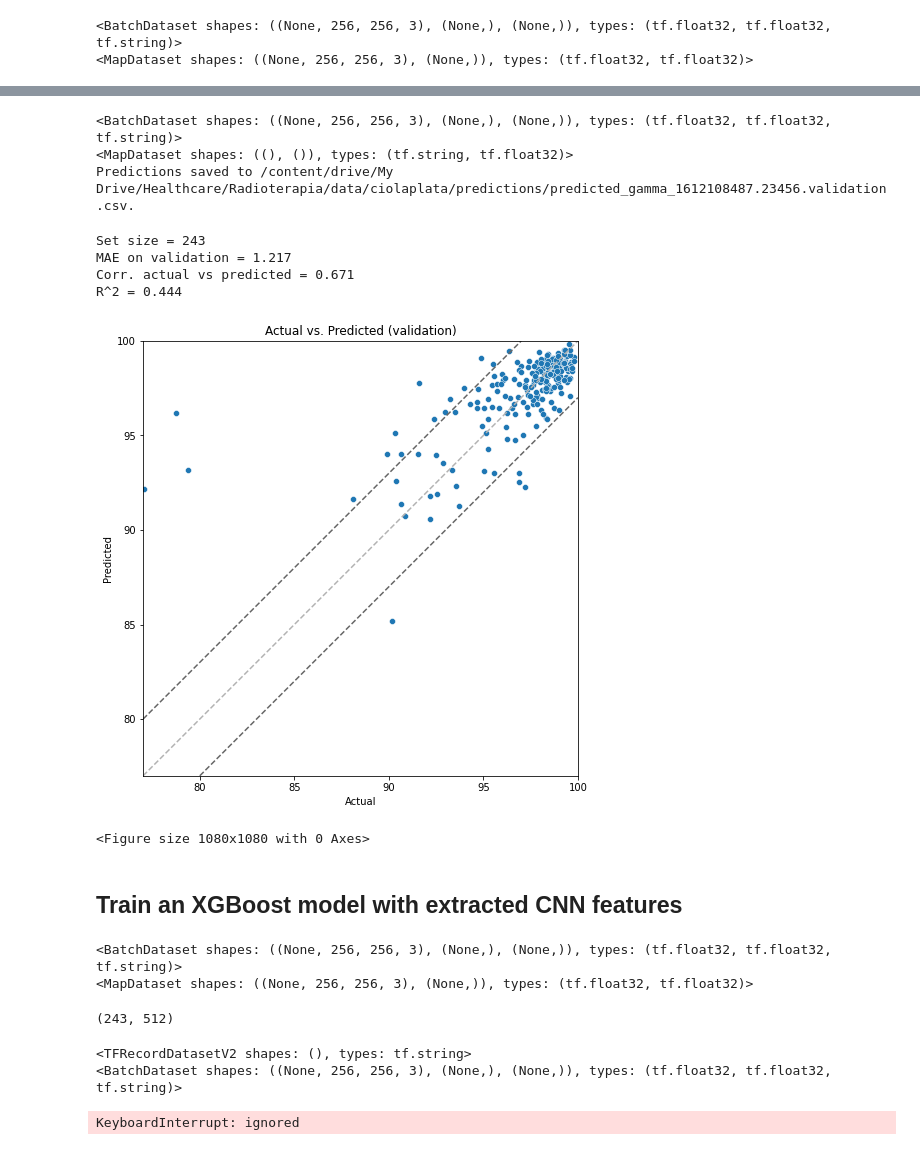
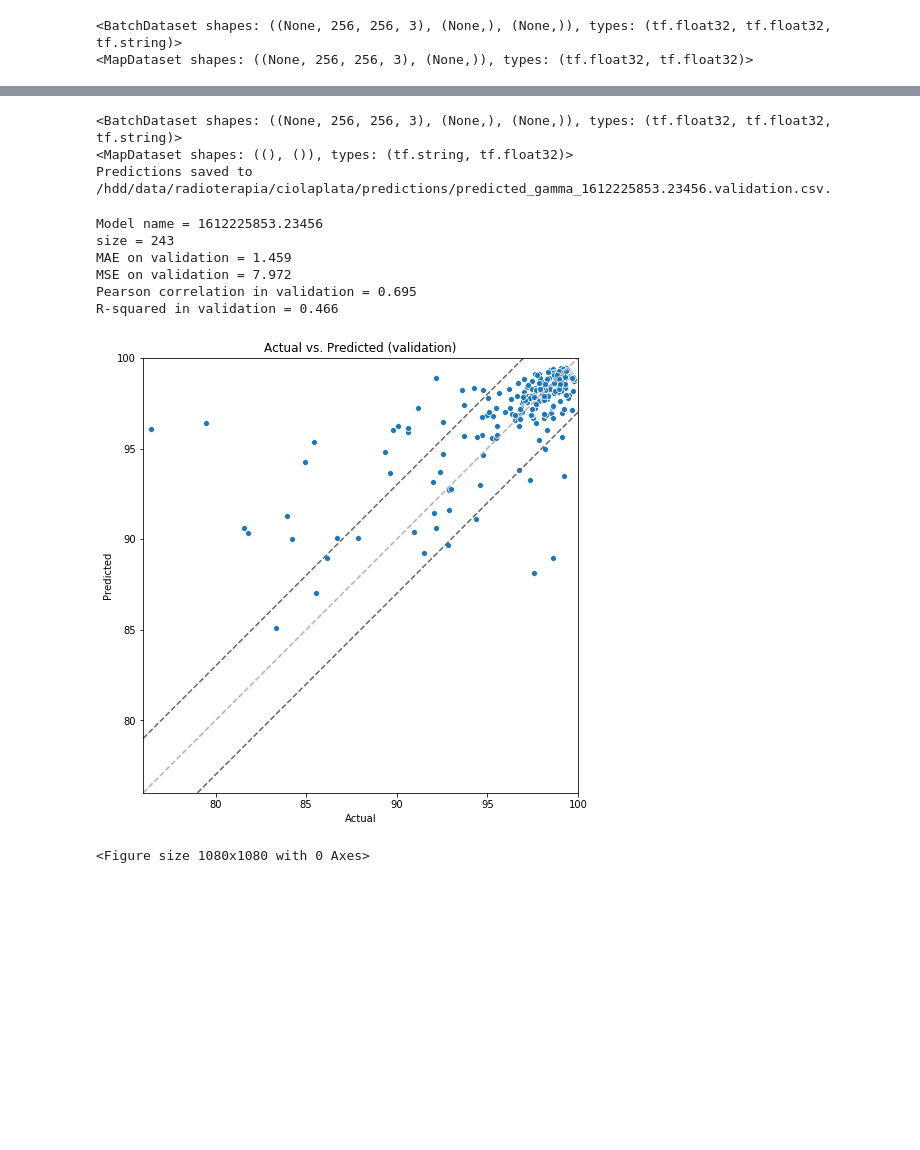
Before and after one commit to pablojrios/fluence_maps, a Jupyter notebook: tf2_evaluate.ipynb, the cells around one changed output, grey strips where cells are left out. Cells and saved outputs as stored; diff of their text form; code cells hidden in the pictures; blank space fills up the shorter version.

Commit message:
Duplicate tf2_evaluate notebook with XGBoost code; minor updates to metrics displayed in scatter plots.

```diff
--- a/tf2_evaluate.ipynb
+++ b/tf2_evaluate.ipynb
@@ -79,9 +56,9 @@ if not isGoogleColab():
     ARG_DATASET_DIR='/hdd/data/radioterapia/ciolaplata'
 # folder under ARG_DATASET_DIR path.
 ARG_RANDOM_SEED=23456
-ARG_TFDATASET_FOLDER=f'tfds.2019.localnorm.DS10%.{ARG_RANDOM_SEED}'
+ARG_TFDATASET_FOLDER=f'tfds.2019.localnorm.DS10%.{ARG_RANDOM_SEED}.fold4'
 # ARG_MODEL_NAME = '1612063529' # VGG16 20 de enero 2021
-ARG_MODEL_NAME = f'1612108487.{ARG_RANDOM_SEED}' # ene-31 ResNet18 buen(sobre) ajuste en training.
+ARG_MODEL_NAME = f'1612225853.{ARG_RANDOM_SEED}' # ene-31 ResNet18 buen(sobre) ajuste en training.
 # ARG_MODEL_NAME = '1611181684' # ResNet 18 20 de enero 2021
 PART_TRAIN = 'train'
 PART_VALIDATION = 'validation'
@@ -90,7 +67,6 @@ PART_TO_USE = PART_VALIDATION
 BATCH_SIZE = 32 # mae puede variar según batch size.
 num_workers = 8
 ARG_TRANSFORM_GAMMA=False
-ARG_TRAIN_XGBOOST=False
 # %%
 def getMapDatasetForPartition(part):
     tfdataset_dir = os.path.join(ARG_DATASET_DIR, ARG_TFDATASET_FOLDER)
@@ -193,21 +172,26 @@ df = getPredictionsDataframe(map_dataset, PART_TO_USE)
 # %% [output]
 <BatchDataset shapes: ((None, 256, 256, 3), (None,), (None,)), types: (tf.float32, tf.float32, tf.string)>
 <MapDataset shapes: ((), ()), types: (tf.string, tf.float32)>
-Predictions saved to /content/drive/My Drive/Healthcare/Radioterapia/data/ciolaplata/predictions/predicted_gamma_1612108487.23456.validation.csv.
+Predictions saved to /hdd/data/radioterapia/ciolaplata/predictions/predicted_gamma_1612225853.23456.validation.csv.
 # %%
-def display_scatterplot(part, y, y_hat):
-    print('Set size = %d' % len(y))
+def display_scatterplot(model_name, part, y, y_hat):
+    print('Model name = %s' % model_name)
+    print('size = %d' % len(y))
 
     # mean average error
     mae = mean_absolute_error(y, y_hat)
     print('MAE on %s = %.3f' % (part, mae))
 
+    # mean square error
+    mse = mean_squared_error(y, y_hat)
+    print('MSE on %s = %.3f' % (part, mse))
+
     # correlación entre predichos y observados
     corr = np.corrcoef(y, y_hat)[0,1]
-    print('Corr. actual vs predicted = %.3f' % corr)
+    print('Pearson correlation in %s = %.3f' % (part, corr))
 
     r2score = r2_score(y, y_hat)
-    print('R^2 = %.3f' % r2score)
+    print('R-squared in %s = %.3f' % (part, r2score))
 
     # plot calculados vs. predichos (targets)
     fig_dims = (8, 8)
@@ -227,13 +211,13 @@ def display_scatterplot(part, y, y_hat):
 # %%
 y = df['actual gamma']
 y_hat = df['predicted gamma']
-display_scatterplot(PART_TO_USE, y, y_hat)
+display_scatterplot(ARG_MODEL_NAME,PART_TO_USE, y, y_hat)
 # %% [output]
-Set size = 243
-MAE on validation = 1.217
-Corr. actual vs predicted = 0.671
-R^2 = 0.444
+Model name = 1612225853.23456
+size = 243
+MAE on validation = 1.459
+MSE on validation = 7.972
+Pearson correlation in validation = 0.695
+R-squared in validation = 0.466
-[figure, old version]
+[figure, new version]
 <Figure size 1080x1080 with 0 Axes>
-# %% [markdown]
-## Train an XGBoost model with extracted CNN features
@@ -263,7 +223,0 @@ def extractFeatures(test, part):
-# %%
-extracted_features = extractFeatures(map_dataset, PART_TRAIN)
-extracted_features.shape
-# %% [output]
-<BatchDataset shapes: ((None, 256, 256, 3), (None,), (None,)), types: (tf.float32, tf.float32, tf.string)>
-<MapDataset shapes: ((None, 256, 256, 3), (None,)), types: (tf.float32, tf.float32)>
-(243, 512)
@@ -273,16 +223,0 @@ df_result = pd.concat([df, df_features], axis=1)
-# %%
-part = PART_VALIDATION
-map_dataset = getMapDatasetForPartition(part)
-tmp_test_batches = getBatchesForPartition(map_dataset, part)
-evaluatePartition(tmp_test_batches, part)
-df_validation = getPredictionsDataframe(map_dataset, part)
-y = df_validation['actual gamma']
-y_hat = df_validation['predicted gamma']
-display_scatterplot(PART_VALIDATION, y, y_hat)
-extracted_features = extractFeatures(map_dataset, part)
-df_validation_features = pd.DataFrame(extracted_features)
-df_validation_result = pd.concat([df_validation, df_validation_features], axis=1)
-# %% [output]
-<TFRecordDatasetV2 shapes: (), types: tf.string>
-<BatchDataset shapes: ((None, 256, 256, 3), (None,), (None,)), types: (tf.float32, tf.float32, tf.string)>
-KeyboardInterrupt: ignored
```
Also changed, not shown: parts of 18 cells of this notebook, 2 other files.
